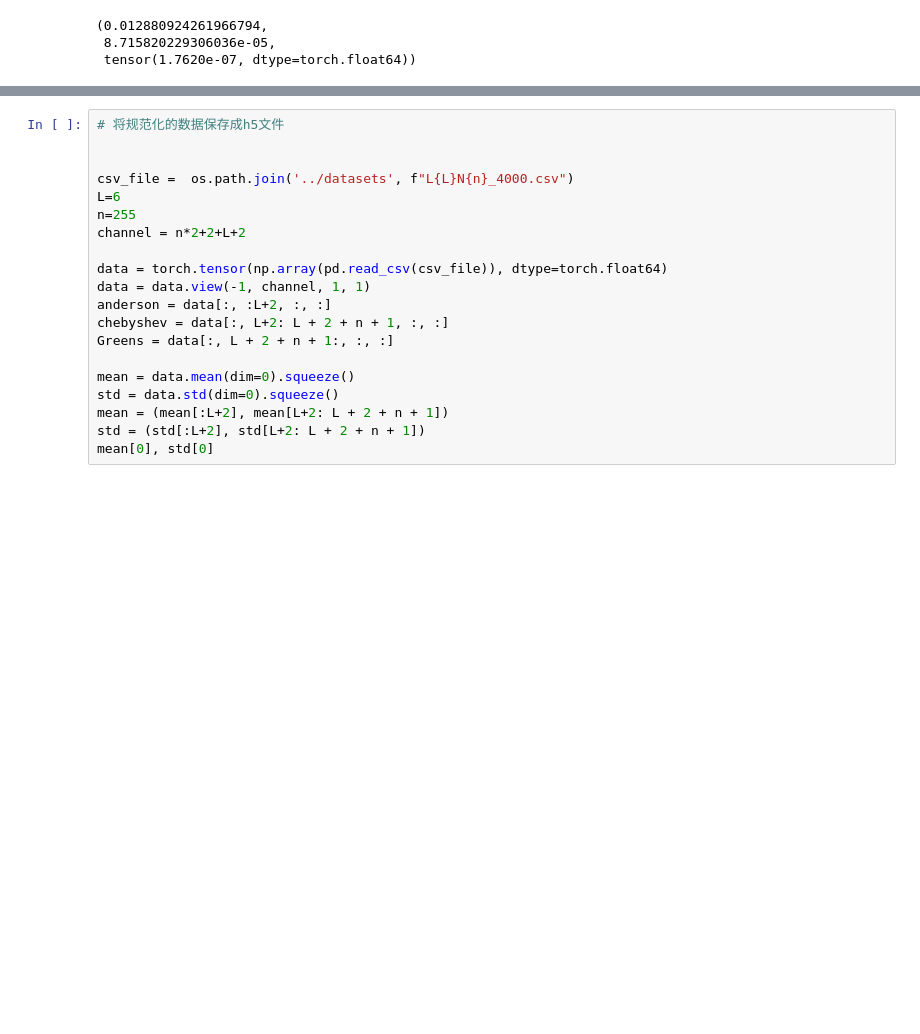
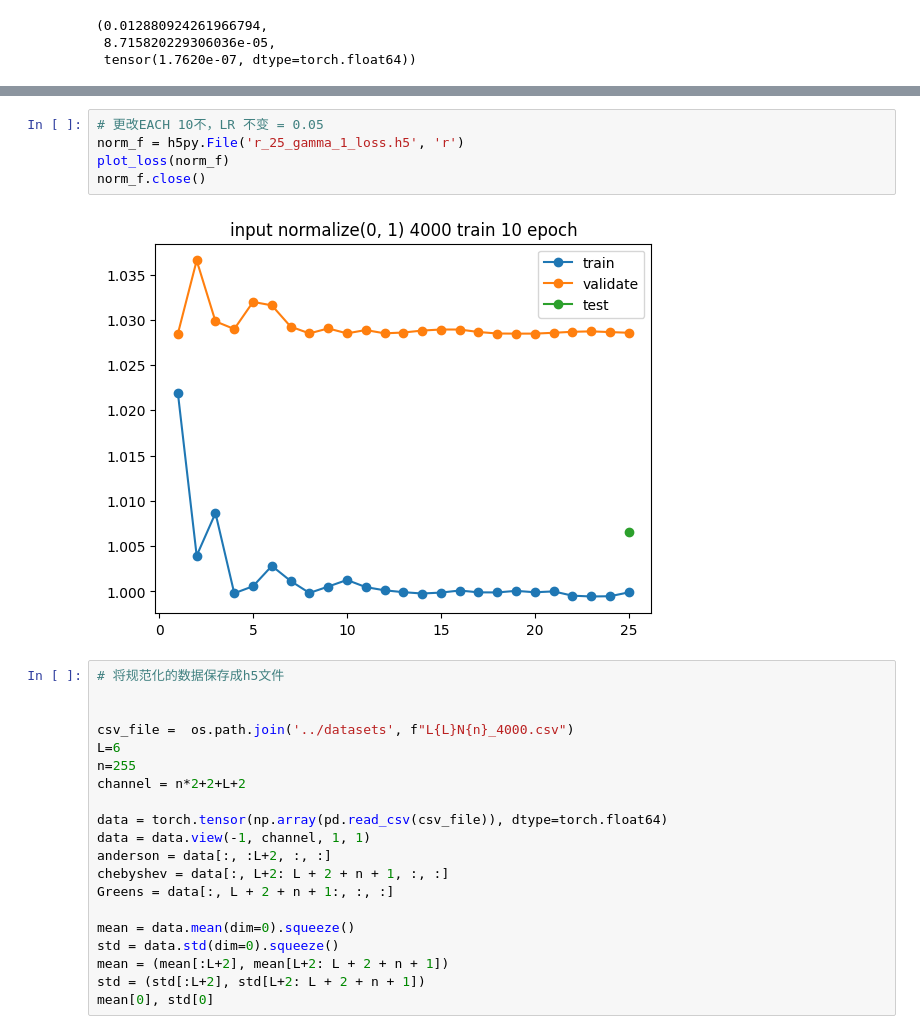
Before and after one commit to Tinrry/anderson, a Jupyter notebook: jupyter/data_normalize.ipynb, the cells around one changed output, grey strips where cells are left out. Cells and saved outputs as stored; diff of their text form; blank space fills up the shorter version.

```diff
--- a/jupyter/data_normalize.ipynb
+++ b/jupyter/data_normalize.ipynb
@@ -80,3 +107,10 @@ plot_loss(loss_f)
+# %%
+# 更改EACH 10不，LR 不变 = 0.05
+norm_f = h5py.File('r_25_gamma_1_loss.h5', 'r')
+plot_loss(norm_f)
+norm_f.close()
+# %% [output]
+[figure, added]
 # %%
 # 将规范化的数据保存成h5文件
 
```
Also changed, not shown: parts of 15 cells of this notebook, 6 other files.
